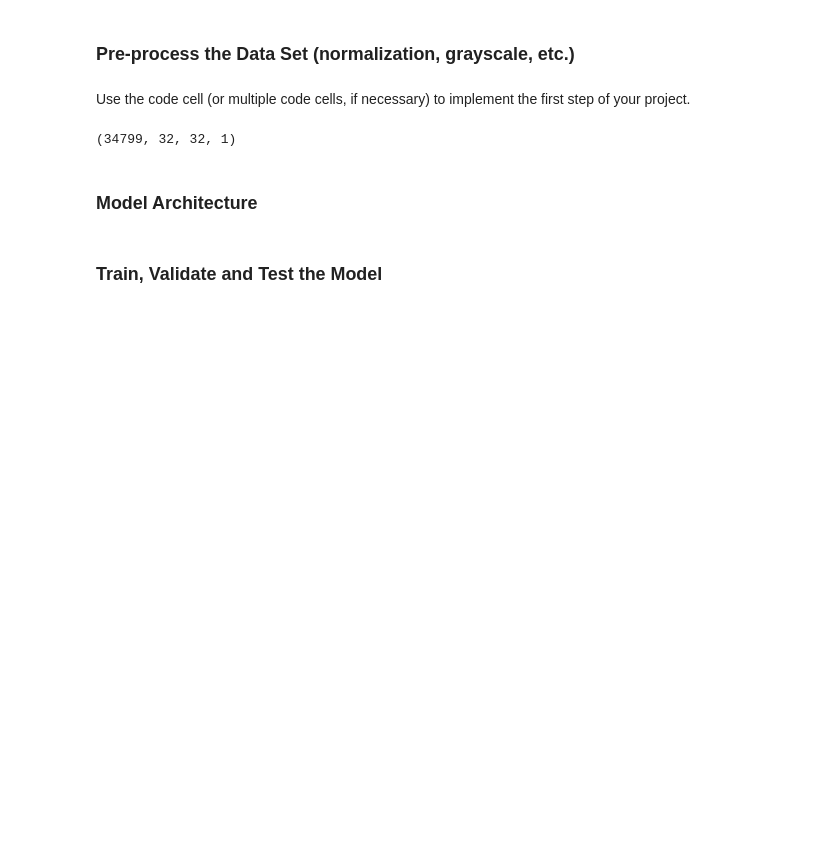
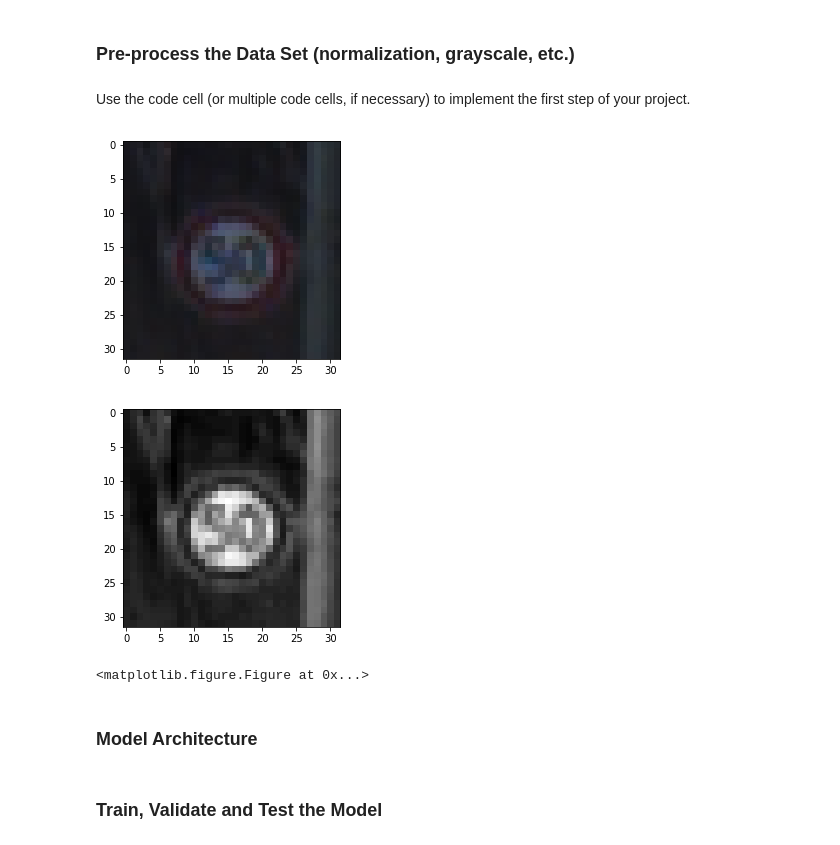
Before and after one commit to Xidai/CarND-Traffic-Sign-Classifier-Project, a Jupyter notebook: Traffic_Sign_Classifier.ipynb, the cells around one changed output. Drawn from its saved outputs; the diff is of its cells as text; code cells hidden in the pictures; blank space fills up the shorter version.

Commit message:
save charts

```diff
--- a/Traffic_Sign_Classifier.ipynb
+++ b/Traffic_Sign_Classifier.ipynb
@@ -144,23 +144,36 @@ Use the code cell (or multiple code cells, if necessary) to implement the first
 # %%
 ### Preprocess the data here. Preprocessing steps could include normalization, converting to grayscale, etc.
 ### Feel free to use as many code cells as needed.
 from sklearn.utils import shuffle
 import cv2
 import numpy as np
+%matplotlib inline
 
 def pre_process_dataset (data):
 #     return data
     normalized = np.array([ cv2.cvtColor(x, cv2.COLOR_RGB2GRAY) for x in data])/255 - 0.5
     normalized = normalized[..., np.newaxis]
     return normalized
 
 X_train, y_train = shuffle(X_train, y_train)
+
+sample = X_train[100]
+plt.imshow(sample, cmap="gray")
+plt.savefig("chart-output/sample-color.png")
+plt.show()
+plt.imshow(cv2.cvtColor(sample, cv2.COLOR_BGR2GRAY), cmap="gray")
+plt.savefig("chart-output/sample-gray.png")
+plt.show()
+
 X_train = pre_process_dataset(X_train)
+plt.figure()
 X_test = pre_process_dataset(X_test)
 X_valid = pre_process_dataset(X_valid)
-print(X_train.shape)
+# print(X_train.shape)
 # %% [output]
+[figure, added]
+[figure, added]
-(34799, 32, 32, 1)
+<matplotlib.figure.Figure at 0x...>
 # %% [markdown]
 ### Model Architecture
 # %%
```
Also changed, not shown: parts of 8 cells of this notebook, 5 other files.
